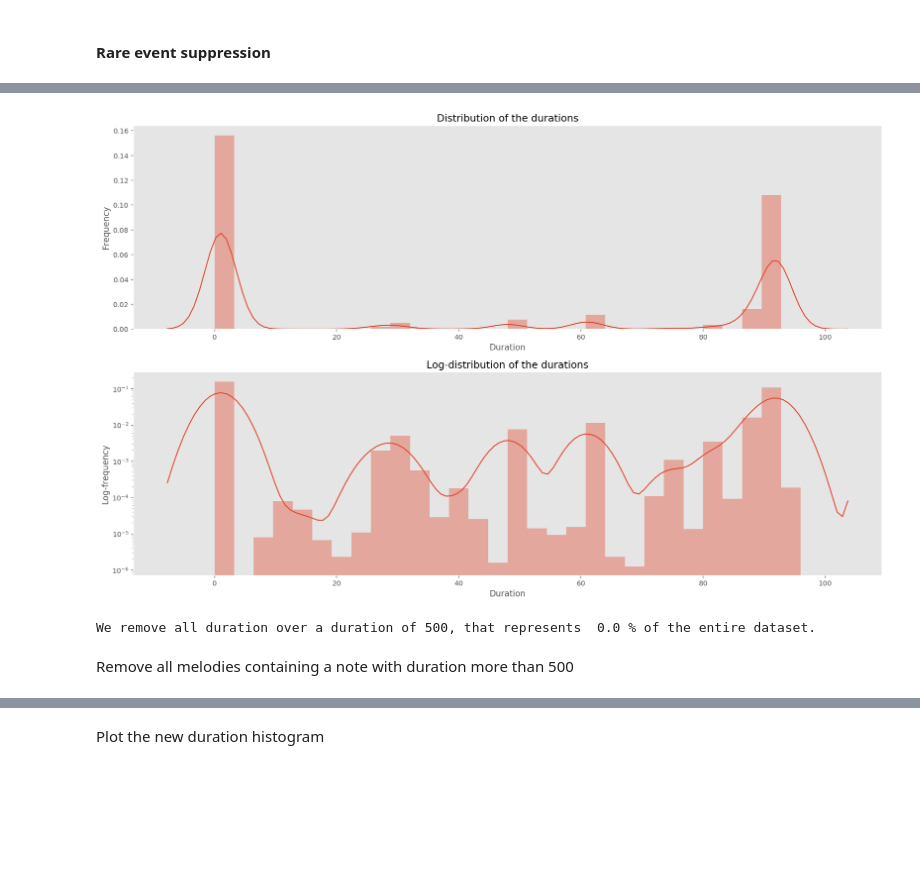
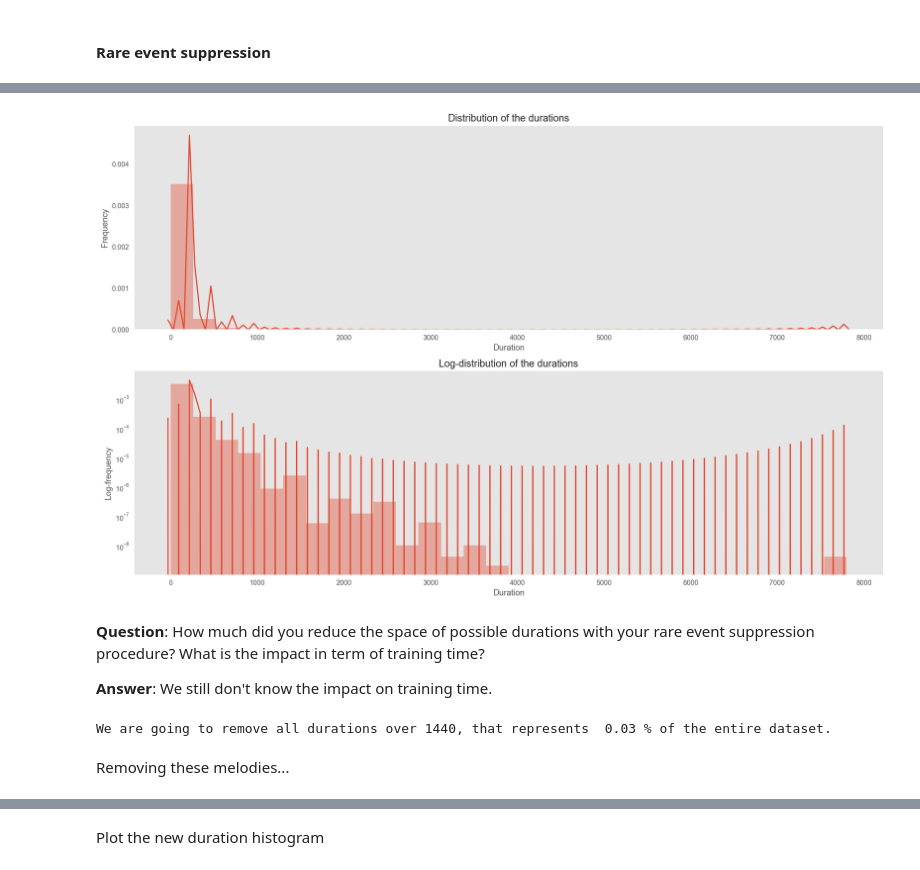
Before and after one commit to SSappy/ANN-Project-1, a Jupyter notebook: miniproject2.ipynb, the cells around one changed output, grey strips where cells are left out. Cells and saved outputs as stored; diff of their text form; code cells hidden in the pictures; blank space fills up the shorter version.

```diff
--- a/miniproject2.ipynb
+++ b/miniproject2.ipynb
@@ -63,0 +62,2 @@ Using TensorFlow backend.
+# %%
+P=np.asarray(one_hot_dataset_P[1])
@@ -339,0 +379,28 @@ for label in dataset.keys():
+# %%
+def tokenize(dataset):
+    pitches = set()
+    durations = set()
+
+    for label in dataset.keys():
+        pitches |= set(dataset[label]['P'])
+        durations |= set(dataset[label]['T'])
+
+    pitches = list(pitches)
+    durations = list(durations)
+
+    token_dataset = {}
+    for label in dataset.keys():
+        token_dataset[label] = {"T":[], "P": []}
+
+        res = []
+        for x in dataset[label]['P']:
+            res.append(pitches.index(x))
+        token_dataset[label]['P'] = res
+
+        res = []
+        for x in dataset[label]['T']:
+            res.append(durations.index(x))
+
+        token_dataset[label]['T'] = res
+
+    return token_dataset, pitches, durations
@@ -340,2 +411,5 @@ for label in dataset.keys():
+# %%
+tokenized_dataset = {}
+tokenized_dataset = tokenize(dataset)
 # %%
 for label in np.random.choice(list(dataset.keys()), 2):
@@ -389,9 +462,9 @@ def transposeDataset(dataset):
 # %% [markdown]
 #### Rare event suppression
 # %%
-pitches = []
-durations = []
+pitch = []
+duration = []
 
 for label in dataset.keys():
-    pitches.extend(dataset[label]['P'])
-    durations.extend(dataset[label]['T'])
+    pitch.extend(dataset[label]['P'])
+    duration.extend(dataset[label]['T'])
@@ -407,27 +471,31 @@ plt.show()
 # %%
 fig, ax = plt.subplots(2, 1, figsize=(16,10))
 
-sns.distplot(durations, bins=30, ax=ax[0])
+sns.distplot(duration, bins=30, ax=ax[0])
 ax[0].set_title('Distribution of the durations')
 ax[0].set_ylabel('Frequency')
 ax[0].set_xlabel('Duration')
 
-sns.distplot(durations, bins=30, hist_kws={'log':True}, ax=ax[1])
+sns.distplot(duration, bins=30, hist_kws={'log':True}, ax=ax[1])
 ax[1].set_title('Log-distribution of the durations')
 ax[1].set_ylabel('Log-frequency')
 ax[1].set_xlabel('Duration')
 
 plt.tight_layout()
 
 plt.show()
 # %% [output]
-[figure, old version]
+[figure, new version]
+# %% [markdown]
+**Question**: How much did you reduce the space of possible durations with your rare event suppression procedure? What is the impact in term of training time?
+
+**Answer**: We still don't know the impact on training time.
 # %%
-print('We remove all duration over a duration of 500, that represents ', round(len(np.where(np.array(durations)>1000)[0])*100/ len(durations), 2), "% of the entire dataset.")
+print('We are going to remove all durations over 1440, that represents ', round(len(np.where(np.array(duration)>1440)[0])*100/ len(duration), 2), "% of the entire dataset.")
 # %% [output]
-We remove all duration over a duration of 500, that represents  0.0 % of the entire dataset.
+We are going to remove all durations over 1440, that represents  0.03 % of the entire dataset.
-# %% [markdown]
-Remove all melodies containing a note with duration more than 500
+# %% [markdown]
+Removing these melodies...
 # %%
 concerned = 0
 tot = 0
```
Also changed, not shown: parts of 40 cells of this notebook.
